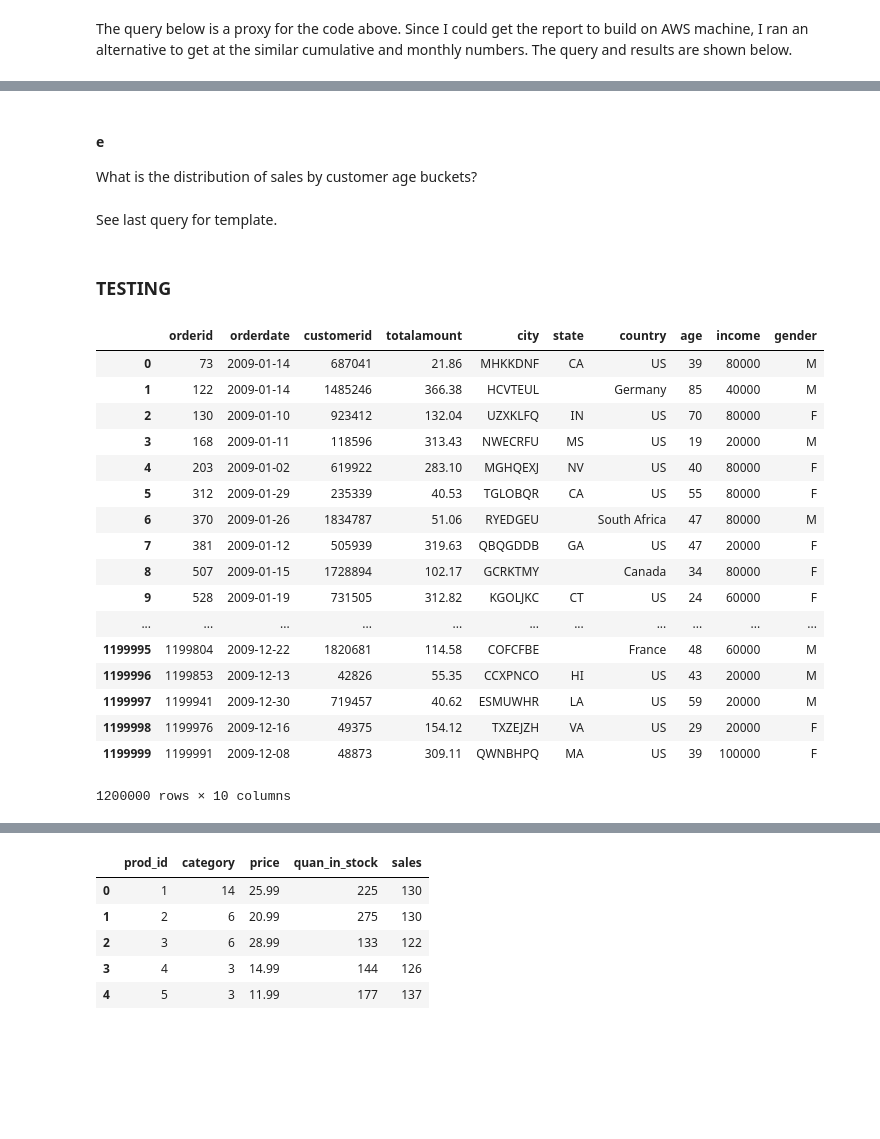
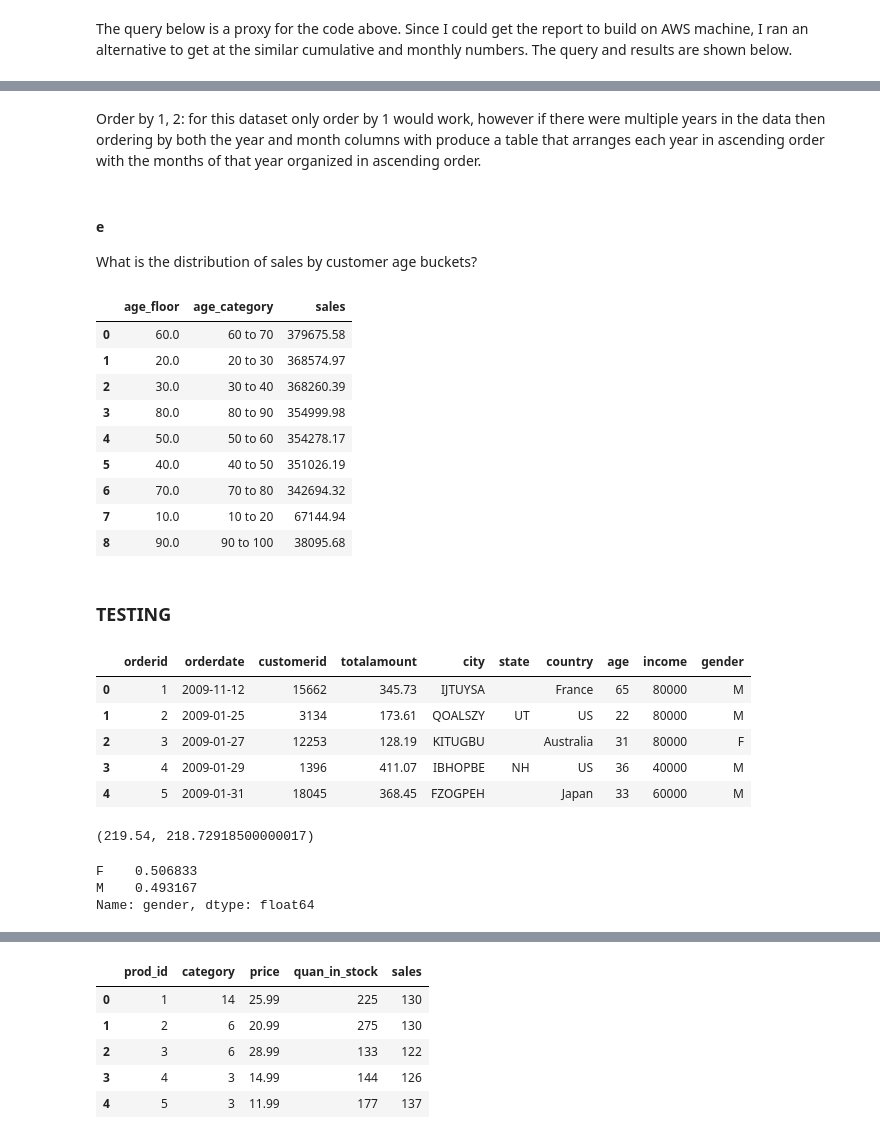
Before and after one commit to swv293/Dell_DVDStore_SQL, a Jupyter notebook: SQL_code.ipynb, the cells around one changed output, grey strips where cells are left out. Cells and saved outputs as stored; diff of their text form; code cells hidden in the pictures; blank space fills up the shorter version.

```diff
--- a/SQL_code.ipynb
+++ b/SQL_code.ipynb
@@ -309,9 +385,40 @@ ORDER BY 1,2) sales''', cnx)
+# %% [markdown]
+Order by 1, 2: for this dataset only order by 1 would work, however if there were multiple years in the data then ordering by both the year and month columns with produce a table that arranges each year in ascending order with the months of that year organized in ascending order.
 # %% [markdown]
 #### e
 
 What is the distribution of sales by customer age buckets?
-# %% [markdown]
-See last query for template.
+# %%
+pd.read_sql_query('''SELECT age_floor,
+                     CONCAT(age_floor, ' to ', age_ceiling) as age_category,
+                     SUM(sales) as sales
+                    FROM (SELECT FLOOR(age/10.0)*10 as age_floor,
+                                 FLOOR(age/10.0)*10 + 10 as age_ceiling,
+                                 SUM(totalamount) as sales
+                                 FROM(SELECT order_cust.orderid,
+      order_cust.orderdate,
+      order_cust.customerid,
+      order_cust.totalamount,
+      order_cust.age,
+      order_cust.income
+FROM order_cust
+JOIN order_quant
+ON order_cust.orderid = order_quant.orderid) AS orders_table
+GROUP BY 1,2
+ORDER BY 1,2) sales
+GROUP BY 1, 2
+ORDER BY 3 DESC ''', cnx)
+# %% [output]
+|  | age_floor | age_category | sales |
+| 0 | 60.0 | 60 to 70 | 379675.58 |
+| 1 | 20.0 | 20 to 30 | 368574.97 |
+| 2 | 30.0 | 30 to 40 | 368260.39 |
+| 3 | 80.0 | 80 to 90 | 354999.98 |
+| 4 | 50.0 | 50 to 60 | 354278.17 |
+| 5 | 40.0 | 40 to 50 | 351026.19 |
+| 6 | 70.0 | 70 to 80 | 342694.32 |
+| 7 | 10.0 | 10 to 20 | 67144.94 |
+| 8 | 90.0 | 90 to 100 | 38095.68 |
 # %% [markdown]
 ### TESTING
 # %%
@@ -327,26 +434,23 @@ simple_join = pd.read_sql_query('''SELECT orders.orderid,
       customers.gender
 FROM orders
 JOIN customers
-ON orders.customerid = customers.customerid
-LIMIT 5''', cnx)
+ON orders.customerid = customers.customerid''', cnx)
 # %%
-simple_join
+simple_join.head()
 # %% [output]
 |  | orderid | orderdate | customerid | totalamount | city | state | country | age | income | gender |
-| 0 | 73 | 2009-01-14 | 687041 | 21.86 | MHKKDNF | CA | US | 39 | 80000 | M |
-| 1 | 122 | 2009-01-14 | 1485246 | 366.38 | HCVTEUL |  | Germany | 85 | 40000 | M |
-| 2 | 130 | 2009-01-10 | 923412 | 132.04 | UZXKLFQ | IN | US | 70 | 80000 | F |
-| 3 | 168 | 2009-01-11 | 118596 | 313.43 | NWECRFU | MS | US | 19 | 20000 | M |
-| 4 | 203 | 2009-01-02 | 619922 | 283.10 | MGHQEXJ | NV | US | 40 | 80000 | F |
-| 5 | 312 | 2009-01-29 | 235339 | 40.53 | TGLOBQR | CA | US | 55 | 80000 | F |
-| 6 | 370 | 2009-01-26 | 1834787 | 51.06 | RYEDGEU |  | South Africa | 47 | 80000 | M |
-| 7 | 381 | 2009-01-12 | 505939 | 319.63 | QBQGDDB | GA | US | 47 | 20000 | F |
-| 8 | 507 | 2009-01-15 | 1728894 | 102.17 | GCRKTMY |  | Canada | 34 | 80000 | F |
-| 9 | 528 | 2009-01-19 | 731505 | 312.82 | KGOLJKC | CT | US | 24 | 60000 | F |
-| ... | ... | ... | ... | ... | ... | ... | ... | ... | ... | ... |
-| 1199995 | 1199804 | 2009-12-22 | 1820681 | 114.58 | COFCFBE |  | France | 48 | 60000 | M |
-| 1199996 | 1199853 | 2009-12-13 | 42826 | 55.35 | CCXPNCO | HI | US | 43 | 20000 | M |
-| 1199997 | 1199941 | 2009-12-30 | 719457 | 40.62 | ESMUWHR | LA | US | 59 | 20000 | M |
-| 1199998 | 1199976 | 2009-12-16 | 49375 | 154.12 | TXZEJZH | VA | US | 29 | 20000 | F |
-| 1199999 | 1199991 | 2009-12-08 | 48873 | 309.11 | QWNBHPQ | MA | US | 39 | 100000 | F |
+| 0 | 1 | 2009-11-12 | 15662 | 345.73 | IJTUYSA |  | France | 65 | 80000 | M |
+| 1 | 2 | 2009-01-25 | 3134 | 173.61 | QOALSZY | UT | US | 22 | 80000 | M |
+| 2 | 3 | 2009-01-27 | 12253 | 128.19 | KITUGBU |  | Australia | 31 | 80000 | F |
+| 3 | 4 | 2009-01-29 | 1396 | 411.07 | IBHOPBE | NH | US | 36 | 40000 | M |
+| 4 | 5 | 2009-01-31 | 18045 | 368.45 | FZOGPEH |  | Japan | 33 | 60000 | M |
-1200000 rows × 10 columns
+# %%
+simple_join.totalamount.median(), simple_join.totalamount.mean()
+# %% [output]
+(219.54, 218.72918500000017)
+# %%
+simple_join.gender.value_counts(normalize=True)
+# %% [output]
+F    0.506833
+M    0.493167
+Name: gender, dtype: float64
```
Also changed, not shown: parts of 14 cells of this notebook, 1 other file.
